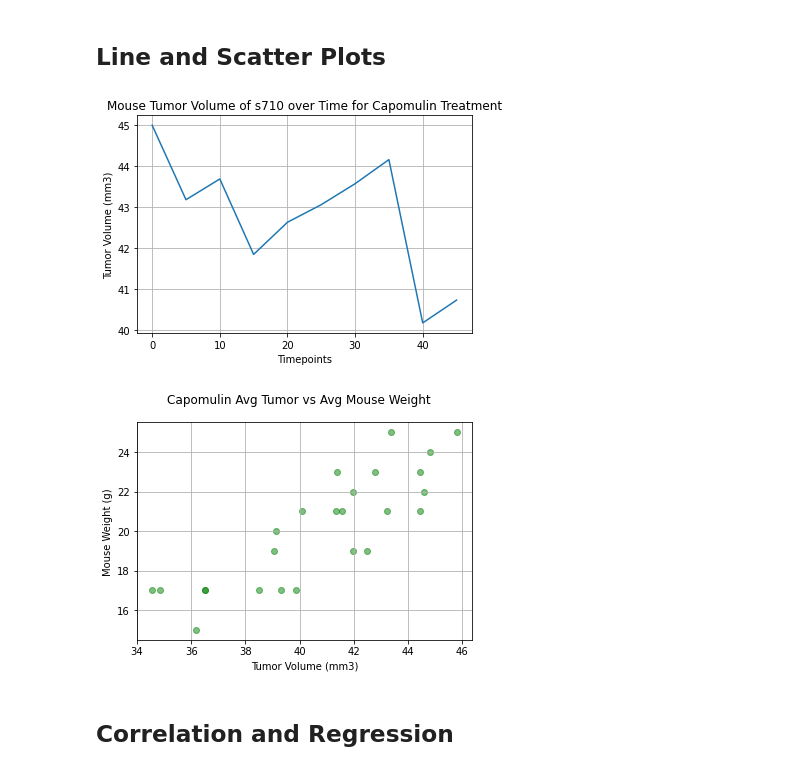
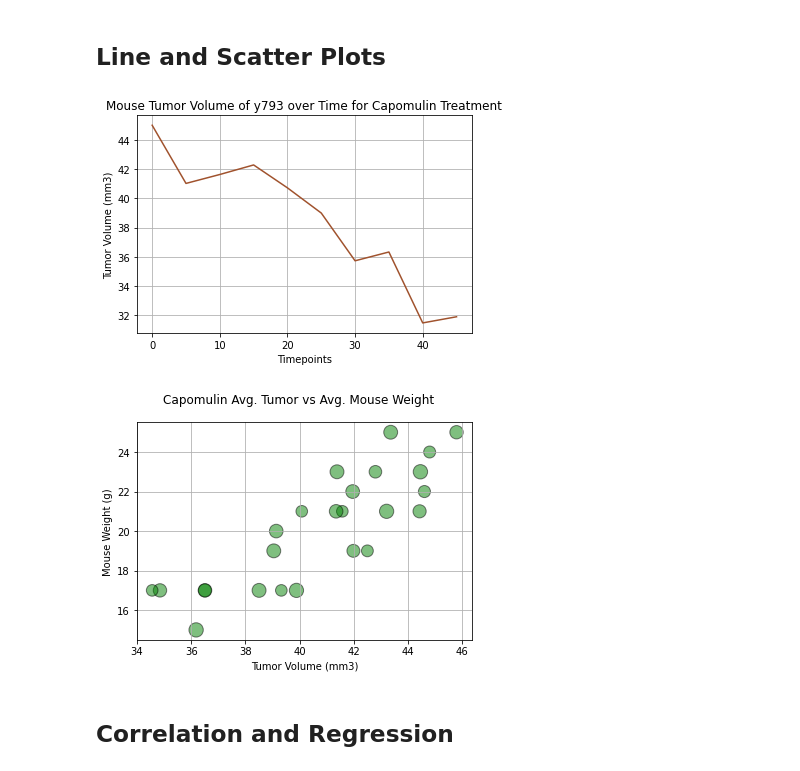
Before and after one commit to natlass/The-Power-of-Plots, a Jupyter notebook: pymaceuticals_starter.ipynb, the cells around one changed output. Cells and saved outputs as stored; diff of their text form; code cells hidden in the pictures.

```diff
--- a/pymaceuticals_starter.ipynb
+++ b/pymaceuticals_starter.ipynb
@@ -258,26 +264,26 @@ plt.show()
 # %%
 # Generate a line plot of tumor volume vs. time point for a mouse treated with Capomulin
 
 # Generate a capomuin only dataframe to pull data from
 capomulin_df = clean_df.loc[clean_df['Drug Regimen'] == 'Capomulin']
 
 # Grab your random capomulin treated mouse
 mouse = capomulin_df.sample()
 mouse_id = list(mouse['Mouse ID'])
 mouse_df = clean_df.loc[clean_df['Mouse ID'] == mouse_id[0]].sort_values(by = "Timepoint", ascending = True)
 
 # Create your plot
 fig, ax =plt.subplots()
-ax.plot(mouse_df['Timepoint'], mouse_df['Tumor Volume (mm3)'])
+ax.plot(mouse_df['Timepoint'], mouse_df['Tumor Volume (mm3)'], color="sienna")
 
 # Set labels and other specifics
 ax.set_title(f"Mouse Tumor Volume of {mouse_id[0]} over Time for Capomulin Treatment")
 ax.set_ylabel("Tumor Volume (mm3)")
 ax.set_xlabel("Timepoints")
 plt.grid()
 plt.show()
 # %% [output]
-[figure, old version]
+[figure, new version]
 # %%
 # Generate a scatter plot of average tumor volume vs. mouse weight for the Capomulin regimen
 
@@ -289,15 +295,15 @@ avg_tum = all_capomulin_df['Tumor Volume (mm3)'].mean()
 avg_weight = all_capomulin_df['Weight (g)'].mean()
 
 # Create your plot
-plt.scatter(avg_tum, avg_weight, marker="o", alpha=0.5, c="green")
+plt.scatter(avg_tum, avg_weight, marker="o", alpha=0.5, c="green", edgecolors="black", s=tumor*3)
 
 # Set labels and other specifics
-plt.suptitle("Capomulin Avg Tumor vs Avg Mouse Weight")
+plt.suptitle("Capomulin Avg. Tumor vs Avg. Mouse Weight")
 plt.xlabel("Tumor Volume (mm3)")
 plt.ylabel("Mouse Weight (g)")
 plt.grid()
 plt.show()
 # %% [output]
-[figure, old version]
+[figure, new version]
 # %% [markdown]
 ## Correlation and Regression
```
Also changed, not shown: parts of 7 cells of this notebook.
